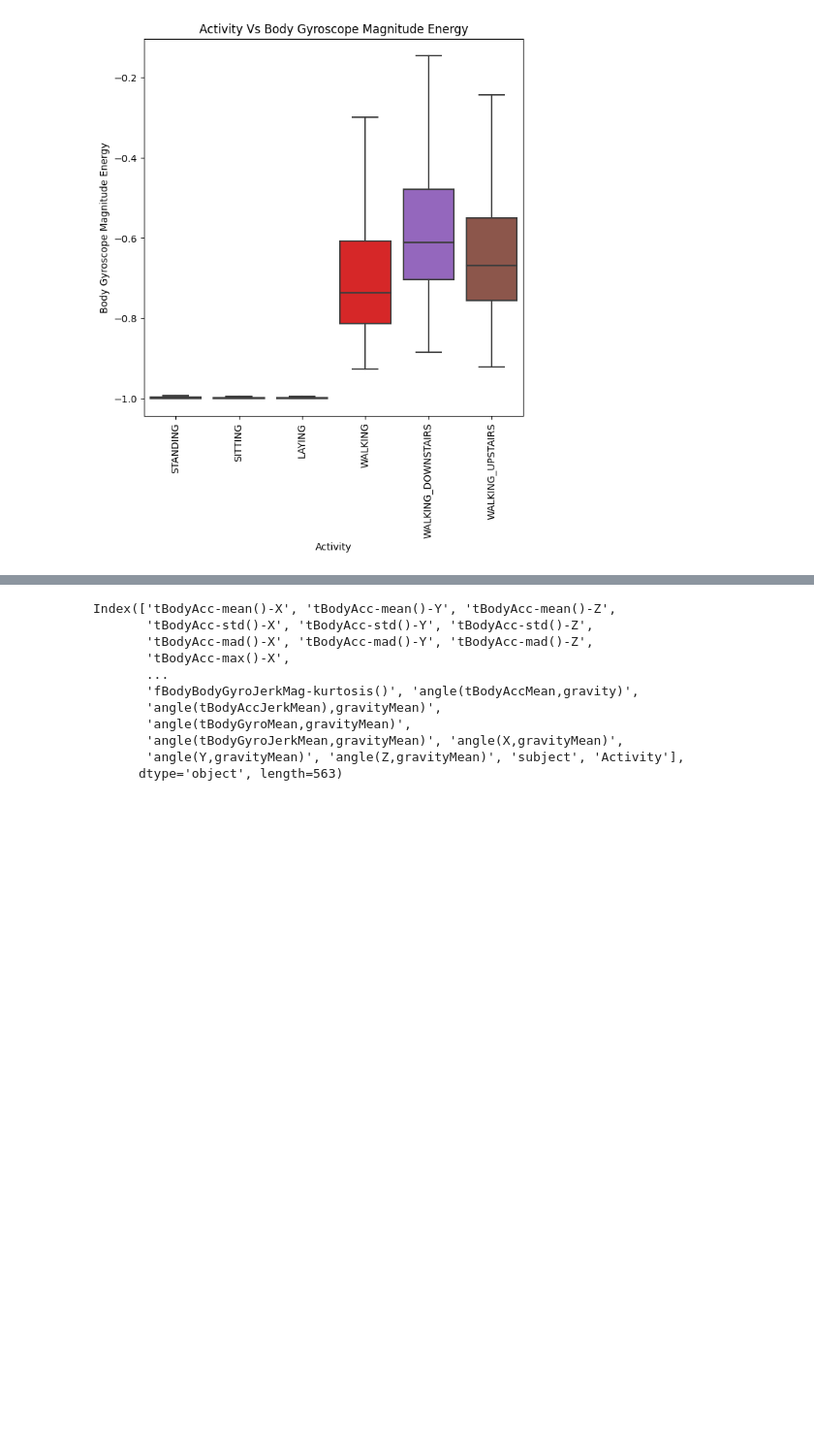
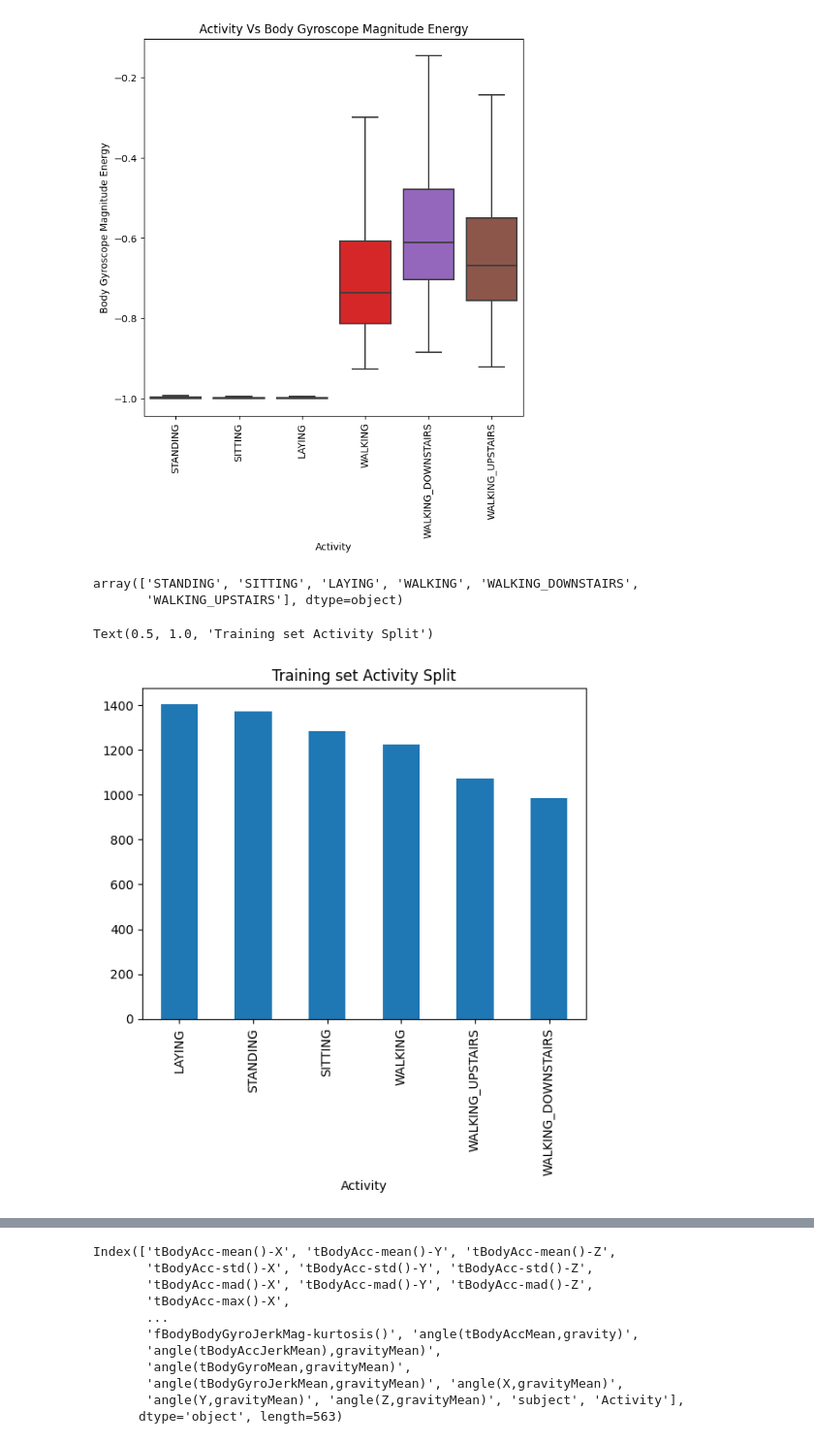
Before and after one commit to mosemb/HumanActivityRecognition, a Jupyter notebook: Har.ipynb, the cells around one changed output, grey strips where cells are left out. Shown at 97% size. Saved outputs shown, nothing was run; the diff lists cells and outputs as text; code cells hidden in the pictures; blank space fills up the shorter version.

```diff
--- a/Har.ipynb
+++ b/Har.ipynb
@@ -153,3 +153,14 @@ plt.xticks(rotation=90)
 plt.show()
 # %% [output]
 [figure]
+# %%
+df.Activity.unique()
+# %% [output]
+array(['STANDING', 'SITTING', 'LAYING', 'WALKING', 'WALKING_DOWNSTAIRS',
+       'WALKING_UPSTAIRS'], dtype=object)
+# %%
+df.Activity.value_counts().plot(kind='bar')
+plt.title("Training set Activity Split")
+# %% [output]
+Text(0.5, 1.0, 'Training set Activity Split')
+[figure, added]
```
Also changed, not shown: parts of 23 cells of this notebook.
